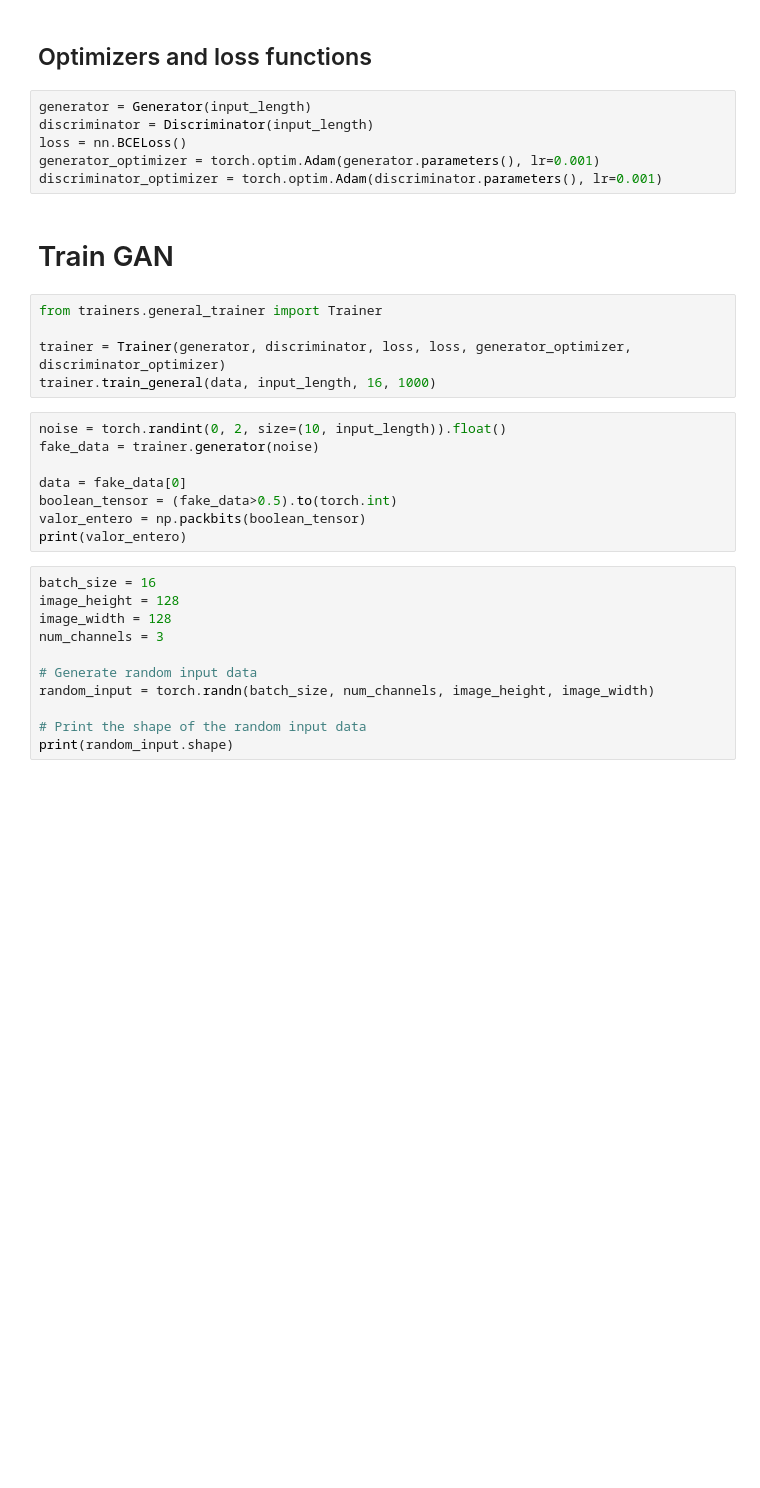
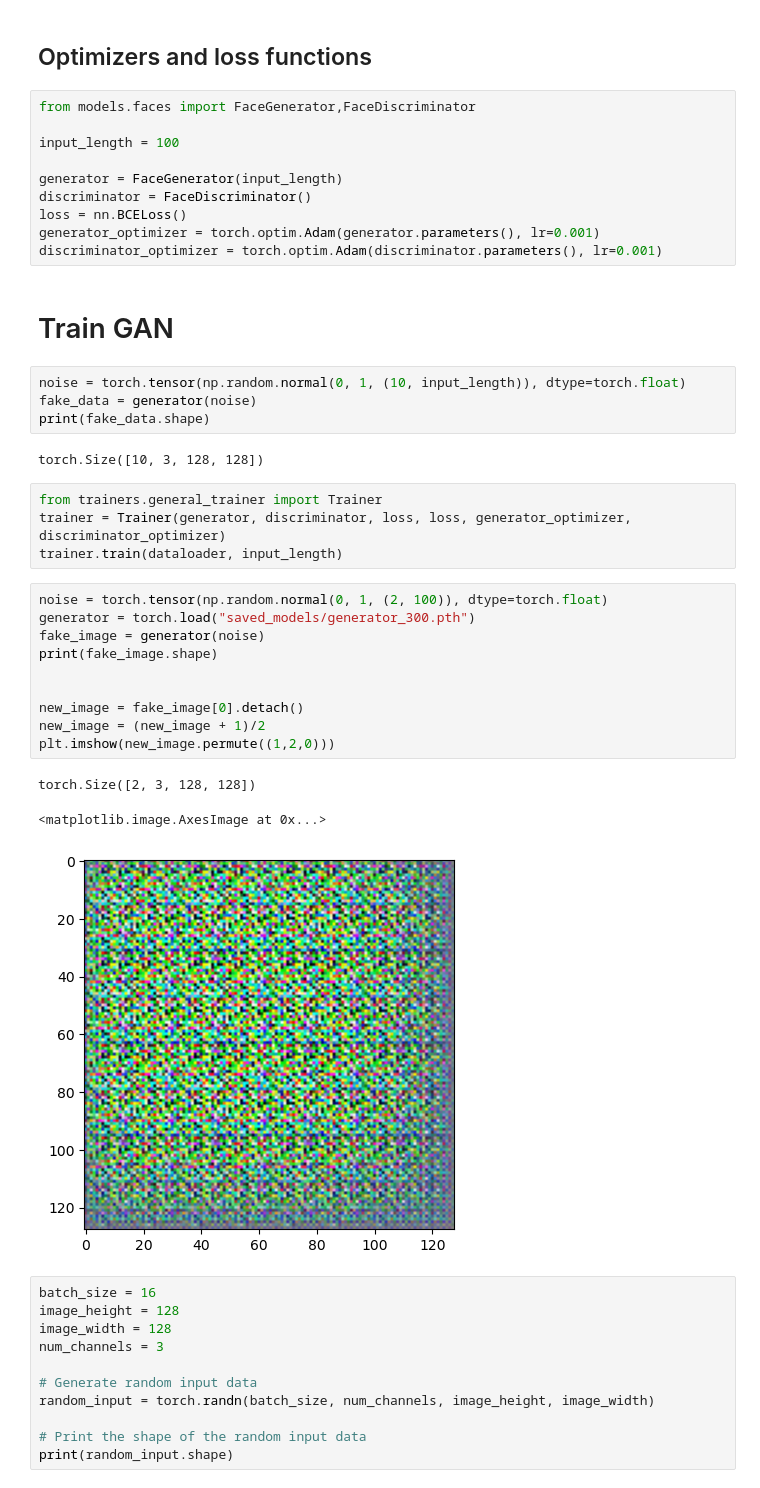
Before and after one commit to jaduranfernandez/gan_image_generator, a Jupyter notebook: main.ipynb, the cells around one changed output. Saved outputs shown, nothing was run; the diff lists cells and outputs as text; blank space fills up the shorter version.

Commit message:
Training available for pytorch

```diff
--- a/main.ipynb
+++ b/main.ipynb
@@ -84,26 +62,41 @@ class Discriminator(nn.Module):
 # %% [markdown]
 ## Optimizers and loss functions
 # %%
-generator = Generator(input_length)
-discriminator = Discriminator(input_length)
+from models.faces import FaceGenerator,FaceDiscriminator
+
+input_length = 100
+
+generator = FaceGenerator(input_length)
+discriminator = FaceDiscriminator()
 loss = nn.BCELoss()
 generator_optimizer = torch.optim.Adam(generator.parameters(), lr=0.001)
 discriminator_optimizer = torch.optim.Adam(discriminator.parameters(), lr=0.001)
 # %% [markdown]
 # Train GAN
+# %%
+noise = torch.tensor(np.random.normal(0, 1, (10, input_length)), dtype=torch.float)
+fake_data = generator(noise)
+print(fake_data.shape)
+# %% [output]
+torch.Size([10, 3, 128, 128])
 # %%
 from trainers.general_trainer import Trainer
-
 trainer = Trainer(generator, discriminator, loss, loss, generator_optimizer, discriminator_optimizer)
-trainer.train_general(data, input_length, 16, 1000)
+trainer.train(dataloader, input_length)
-# %%
-noise = torch.randint(0, 2, size=(10, input_length)).float()
-fake_data = trainer.generator(noise)
-
-data = fake_data[0]
-boolean_tensor = (fake_data>0.5).to(torch.int)
-valor_entero = np.packbits(boolean_tensor)
-print(valor_entero)
+# %%
+noise = torch.tensor(np.random.normal(0, 1, (2, 100)), dtype=torch.float)
+generator = torch.load("saved_models/generator_300.pth")
+fake_image = generator(noise)
+print(fake_image.shape)
+
+
+new_image = fake_image[0].detach()
+new_image = (new_image + 1)/2
+plt.imshow(new_image.permute((1,2,0)))
+# %% [output]
+torch.Size([2, 3, 128, 128])
+<matplotlib.image.AxesImage at 0x...>
+[figure, added]
 # %%
 batch_size = 16
 image_height = 128
```
Also changed, not shown: parts of 3 cells of this notebook, 3 other files.
